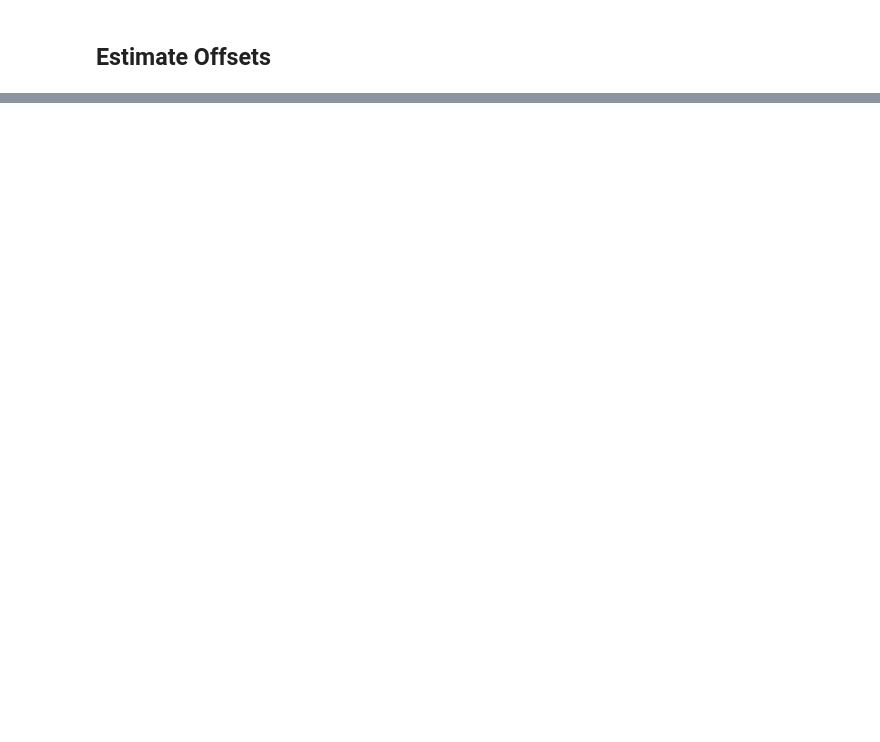
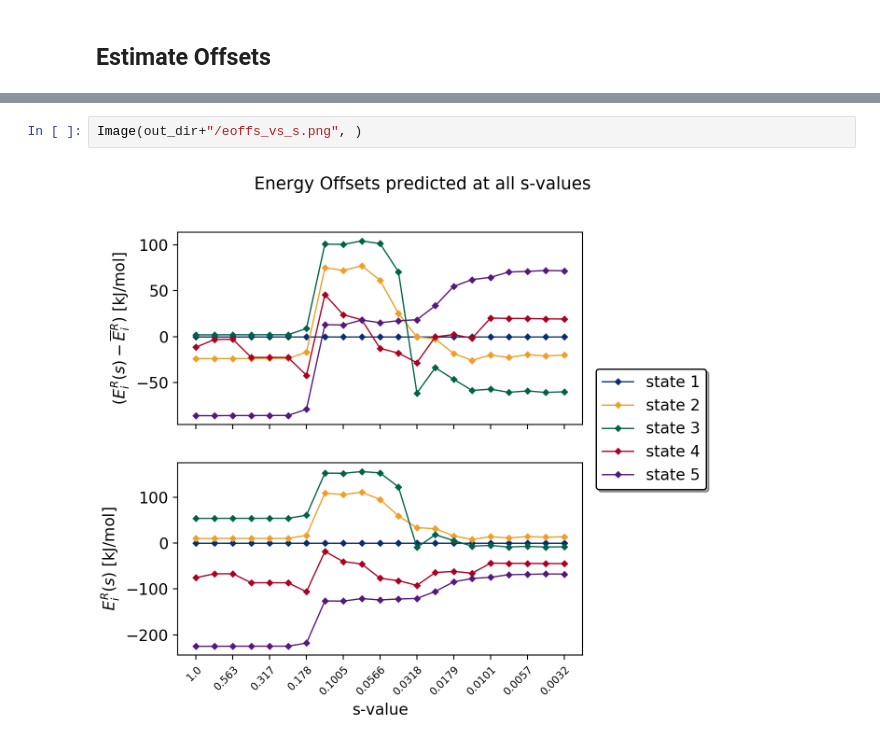
Before and after one commit to rinikerlab/reeds, a Jupyter notebook: examples/RE_EDS_PEOE_energy_offset_estimation.ipynb, the cells around one changed output, grey strips where cells are left out. Drawn from its saved outputs; the diff is of its cells as text; blank space fills up the shorter version.

```diff
--- a/examples/RE_EDS_PEOE_energy_offset_estimation.ipynb
+++ b/examples/RE_EDS_PEOE_energy_offset_estimation.ipynb
@@ -70,0 +68,4 @@ NameError: name 'eoff_statistic' is not defined
+# %%
+Image(out_dir+"/eoffs_vs_s.png", )
+# %% [output]
+[figure, added]
```
Also changed, not shown: parts of 11 cells of this notebook.
